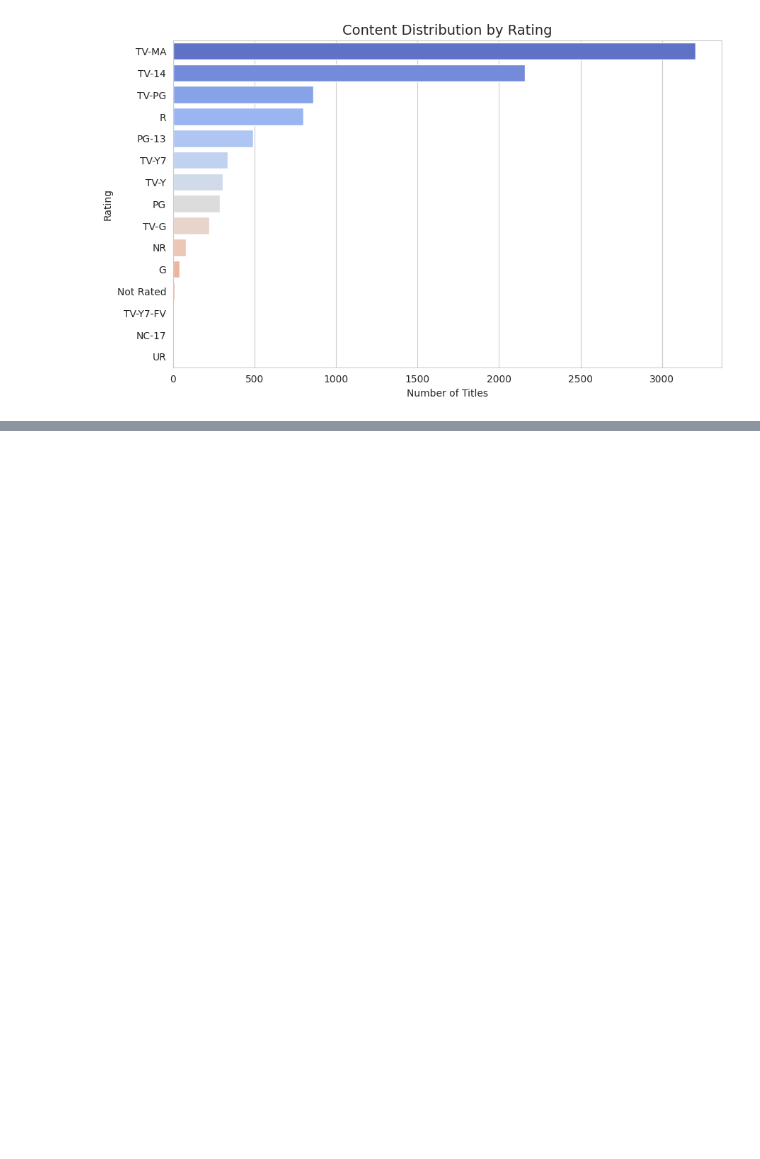
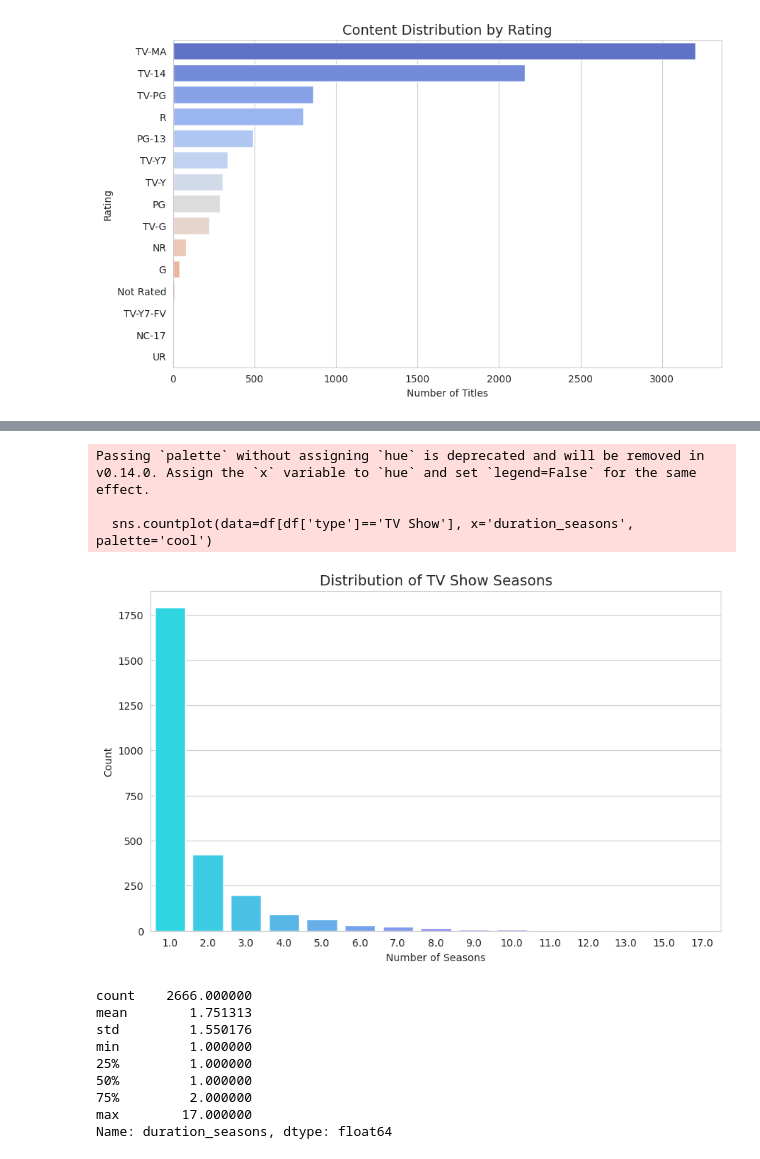
Before and after one commit to AiWriter404/Netflix_Analysis, a Jupyter notebook: Netflix_Analysis.ipynb, the cells around one changed output, grey strips where cells are left out. Saved outputs shown, nothing was run; the diff lists cells and outputs as text; code cells hidden in the pictures; blank space fills up the shorter version.

```diff
--- a/Netflix_Analysis.ipynb
+++ b/Netflix_Analysis.ipynb
@@ -576,0 +594,23 @@ NameError: name 'rating_counts' is not defined
+# %%
+plt.figure(figsize=(10,6))
+sns.countplot(data=df[df['type']=='TV Show'], x='duration_seasons', palette='cool')
+plt.title('Distribution of TV Show Seasons', fontsize=14)
+plt.xlabel('Number of Seasons')
+plt.ylabel('Count')
+plt.show()
+
+print(df['duration_seasons'].describe())
+# %% [output]
+Passing `palette` without assigning `hue` is deprecated and will be removed in v0.14.0. Assign the `x` variable to `hue` and set `legend=False` for the same effect.
+
+  sns.countplot(data=df[df['type']=='TV Show'], x='duration_seasons', palette='cool')
+[figure, added]
+count    2666.000000
+mean        1.751313
+std         1.550176
+min         1.000000
+25%         1.000000
+50%         1.000000
+75%         2.000000
+max        17.000000
+Name: duration_seasons, dtype: float64
```
Also changed, not shown: parts of 4 cells of this notebook.
